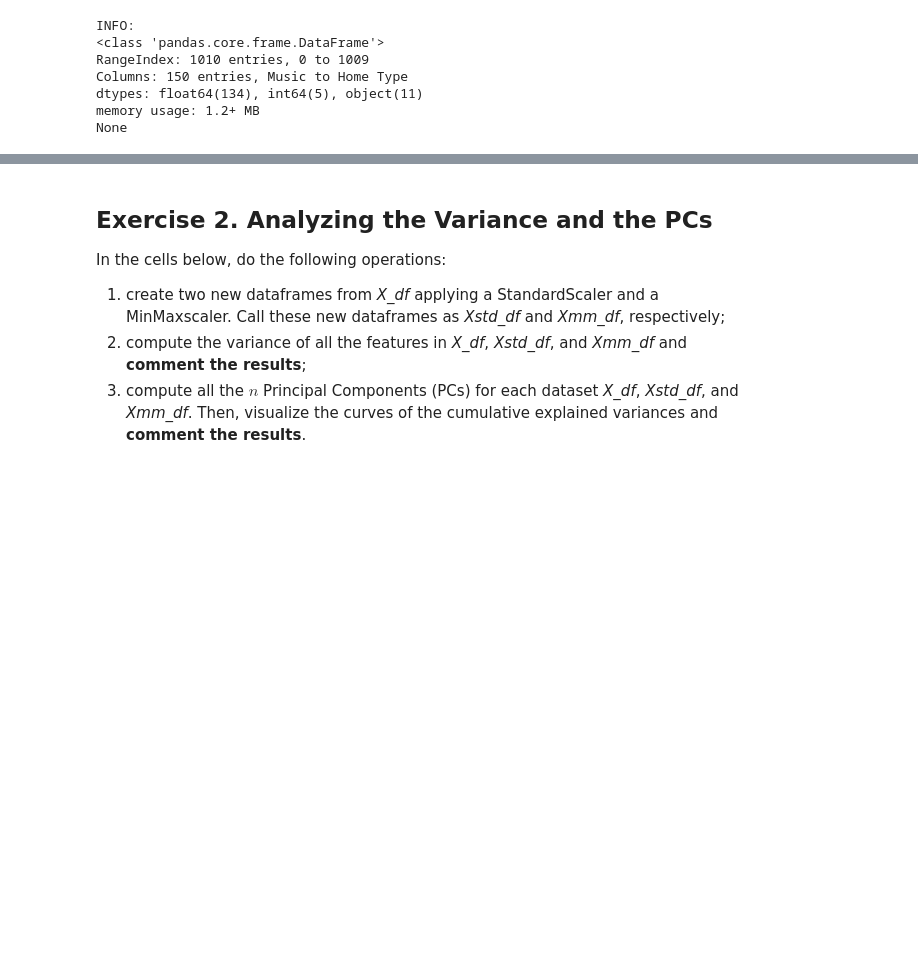
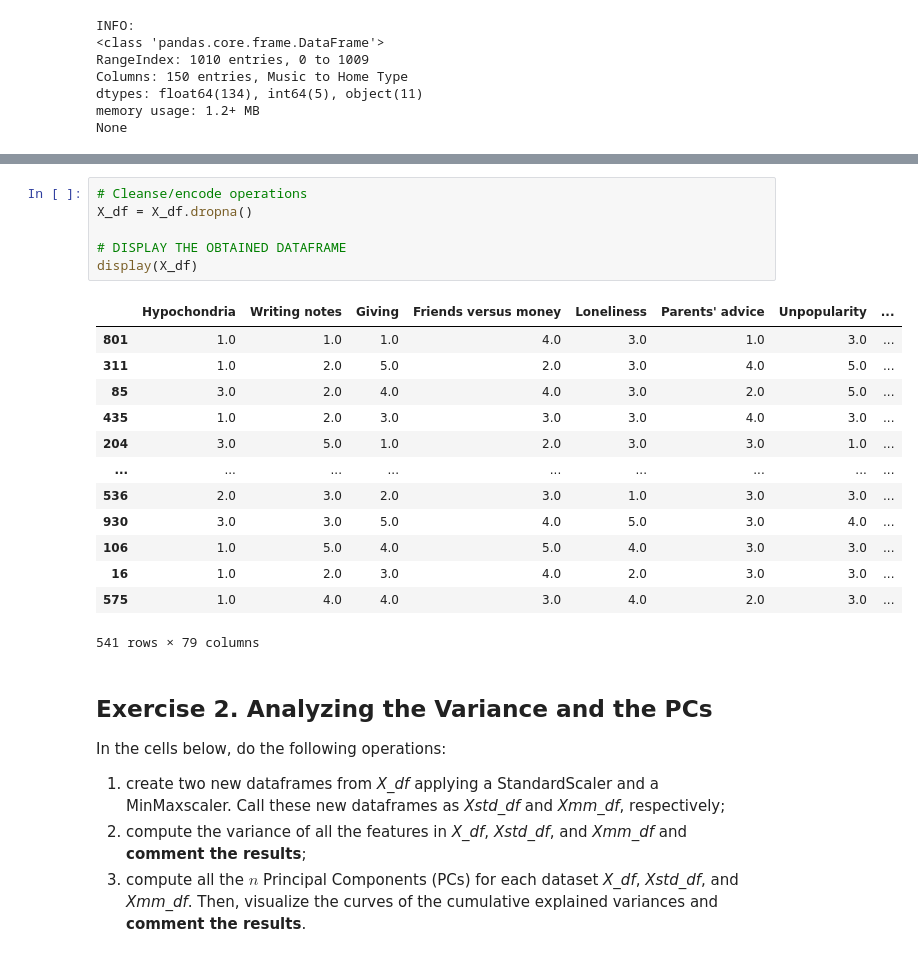
Before and after one commit to andrespinni/HW_PCA, a Jupyter notebook: HWpca_Surname1_Surname2.ipynb, the cells around one changed output, grey strips where cells are left out. Drawn from its saved outputs; the diff is of its cells as text; blank space fills up the shorter version.

```diff
--- a/HWpca_Surname1_Surname2.ipynb
+++ b/HWpca_Surname1_Surname2.ipynb
@@ -242,3 +240,23 @@ min        1.000000         1.000000       1.000000    1.000000    1.000000
+# %%
+# Cleanse/encode operations
+X_df = X_df.dropna()
+
+# DISPLAY THE OBTAINED DATAFRAME
+display(X_df)
+# %% [output]
+|  | Hypochondria | Writing notes | Giving | Friends versus money | Loneliness | Parents' advice | Unpopularity | ... |
+| 801 | 1.0 | 1.0 | 1.0 | 4.0 | 3.0 | 1.0 | 3.0 | ... |
+| 311 | 1.0 | 2.0 | 5.0 | 2.0 | 3.0 | 4.0 | 5.0 | ... |
+| 85 | 3.0 | 2.0 | 4.0 | 4.0 | 3.0 | 2.0 | 5.0 | ... |
+| 435 | 1.0 | 2.0 | 3.0 | 3.0 | 3.0 | 4.0 | 3.0 | ... |
+| 204 | 3.0 | 5.0 | 1.0 | 2.0 | 3.0 | 3.0 | 1.0 | ... |
+| ... | ... | ... | ... | ... | ... | ... | ... | ... |
+| 536 | 2.0 | 3.0 | 2.0 | 3.0 | 1.0 | 3.0 | 3.0 | ... |
+| 930 | 3.0 | 3.0 | 5.0 | 4.0 | 5.0 | 3.0 | 4.0 | ... |
+| 106 | 1.0 | 5.0 | 4.0 | 5.0 | 4.0 | 3.0 | 3.0 | ... |
+| 16 | 1.0 | 2.0 | 3.0 | 4.0 | 2.0 | 3.0 | 3.0 | ... |
+| 575 | 1.0 | 4.0 | 4.0 | 3.0 | 4.0 | 2.0 | 3.0 | ... |
+541 rows × 79 columns
 # %% [markdown]
 ## Exercise 2. Analyzing the Variance and the PCs
 
```
Also changed, not shown: parts of 2 cells of this notebook.
